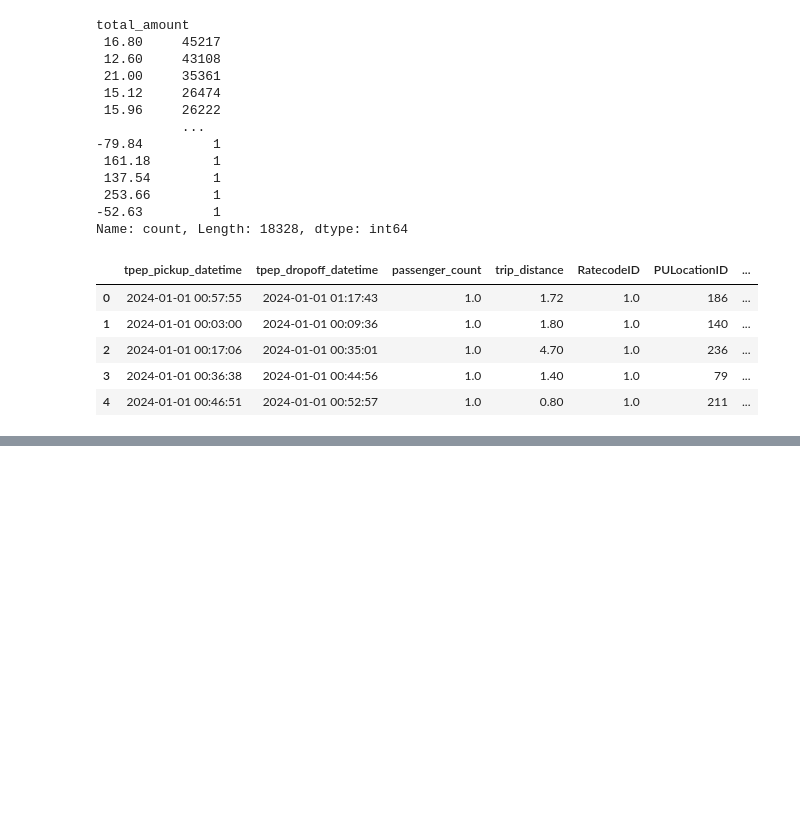
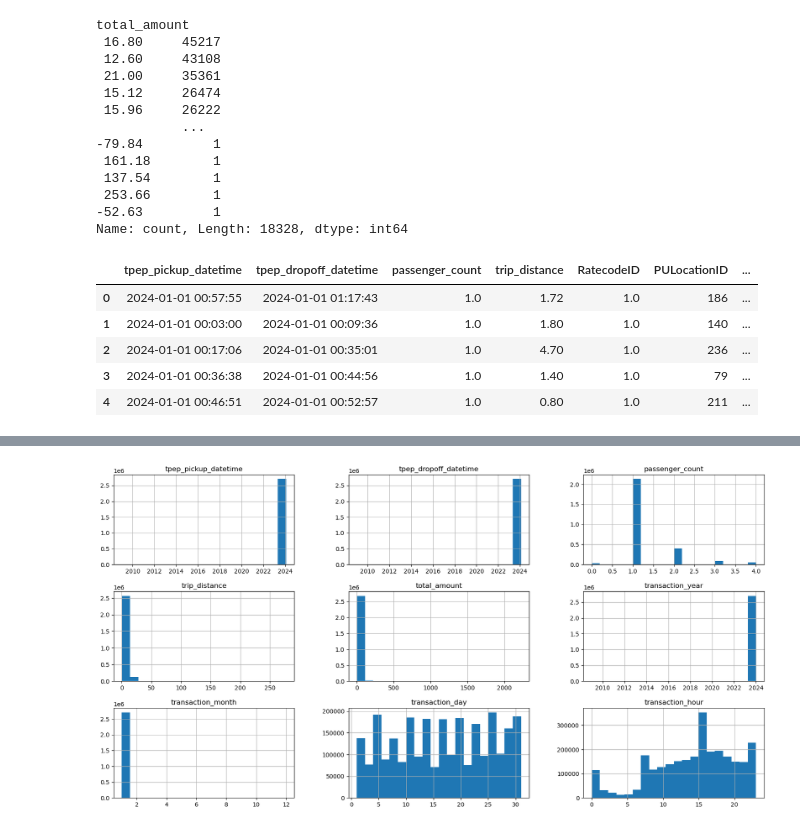
Before and after one commit to Tandoh3/New-York-Taxi-Analysis, a Jupyter notebook: Presentable Notebook.ipynb, the cells around one changed output, grey strips where cells are left out. Drawn from its saved outputs; the diff is of its cells as text; code cells hidden in the pictures; blank space fills up the shorter version.

```diff
--- a/Presentable Notebook.ipynb
+++ b/Presentable Notebook.ipynb
@@ -617,0 +608,3 @@ Name: count, Length: 15897, dtype: int64
+# %%
+taxi_data_prepared = taxi_data_filtered.copy()
+taxi_data_prepared.head()
@@ -617,0 +641,9 @@ Name: count, Length: 15897, dtype: int64
+# %%
+taxi_data_prepared.loc[:, 'RatecodeID'] = taxi_data_prepared['RatecodeID'].astype(str)
+taxi_data_prepared.loc[:, 'DOLocationID'] = taxi_data_prepared['DOLocationID'].astype(str)
+taxi_data_prepared.loc[:, 'PULocationID'] = taxi_data_prepared['PULocationID'].astype(str)
+taxi_data_prepared.loc[:, 'payment_type'] = taxi_data_prepared['payment_type'].astype(str)
+# %%
+#convert to an int
+taxi_data_prepared['passenger_count'] = pd.to_numeric(taxi_data_prepared['passenger_count']\
+                                                      , errors='coerce').astype(int)
@@ -617,0 +674,15 @@ Name: count, Length: 15897, dtype: int64
+# %%
+# Extracting date component
+taxi_data_prepared['transaction_date'] = taxi_data_prepared['tpep_pickup_datetime'].dt.date
+
+# Extracting year component
+taxi_data_prepared['transaction_year'] = taxi_data_prepared['tpep_pickup_datetime'].dt.year
+
+# Extracting month component
+taxi_data_prepared['transaction_month'] = taxi_data_prepared['tpep_pickup_datetime'].dt.month
+
+# Extracting day component
+taxi_data_prepared['transaction_day'] = taxi_data_prepared['tpep_pickup_datetime'].dt.day
+
+# Extracting hour component
+taxi_data_prepared['transaction_hour'] = taxi_data_prepared['tpep_pickup_datetime'].dt.hour
@@ -617,0 +698,5 @@ Name: count, Length: 15897, dtype: int64
+# %%
+taxi_data_prepared.hist(figsize=(20,10), bins=20)
+plt.show()
+# %% [output]
+[figure, added]
```
Also changed, not shown: parts of 74 cells of this notebook.
